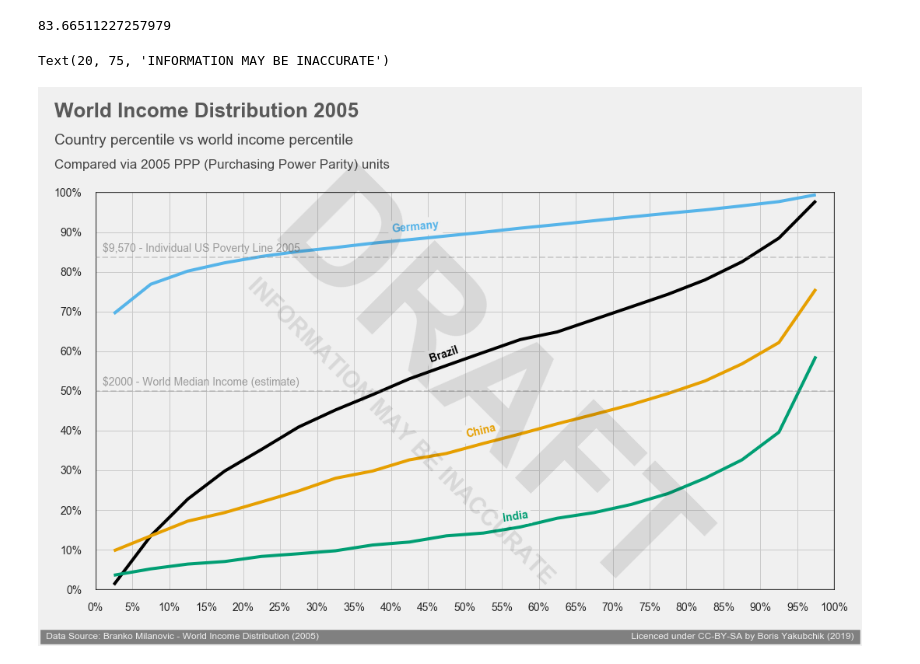
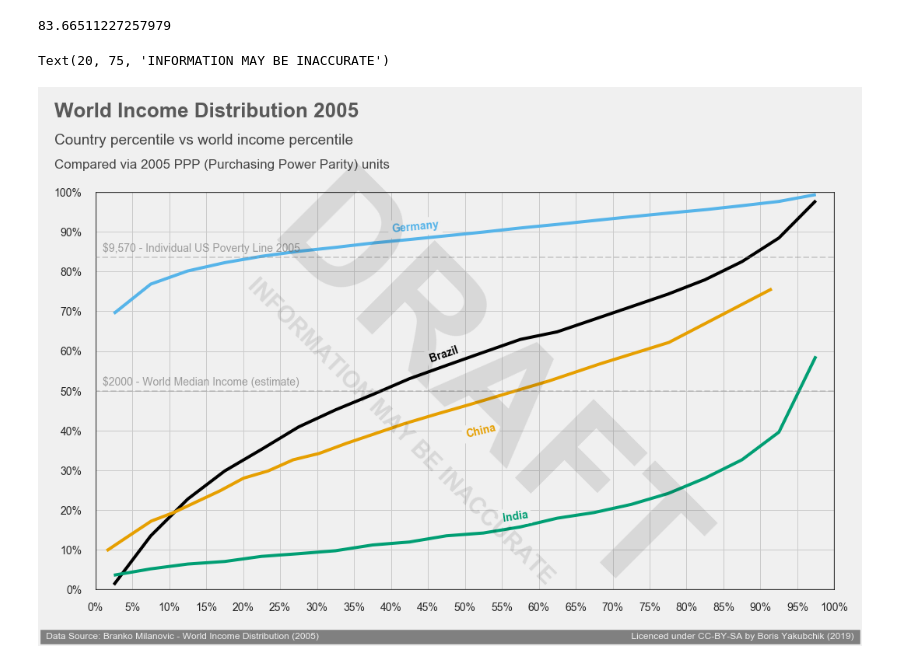
Before and after one commit to whyboris/Global-Income-Distribution, a Jupyter notebook: world_income_distribution.ipynb, the cells around one changed output. Cells and saved outputs as stored; diff of their text form; code cells hidden in the pictures.

Commit message:
generate correct graph for China, use functions to apply to full dataset

```diff
--- a/world_income_distribution.ipynb
+++ b/world_income_distribution.ipynb
@@ -343,0 +348,5 @@ See the caveats in the documentation: http://pandas.pydata.org/pandas-docs/stabl
+# %%
+def create_cum_perc_column_apply(cum_pop, pop, country_code):
+  return 100 * (cum_pop / compute_total_pop(country_code) - pop / 2 / compute_total_pop(country_code))
+# %%
+only2005['cum_perc'] = only2005.apply(lambda x: create_cum_perc_column_apply(x['cum_pop'], x['pop'], x['contcod']), axis=1)
@@ -375,0 +415,2 @@ Success! The graph for China has been adjusted to include sizes of each fractile
+# %%
+only2005['cum_perc'] = only2005.apply(lambda x: create_cum_perc_column_apply(x['cum_pop'], x['pop'], x['contcod']), axis=1)
@@ -384,2 +437,0 @@ Multiply by 5 (to get: 5, 10, ..., 100) and subtract 2.5 to get midpoints for ea
-# %%
-only2005['group_100'] = only2005.apply(lambda x: x['group'] * 5 - 2.5, axis=1)
@@ -418,7 +455,7 @@ colors = [[0,0,0], [230/255,159/255,0], [86/255,180/255,233/255], [0,158/255,115
 #           [213/255,94/255,0], [0,114/255,178/255]]
 # %%
 chart = sns.relplot(
-  x="group_100",
+  x="cum_perc",
   y="ppp_percentile",
   kind="line",
   hue="contcod",
@@ -499,31 +536,31 @@ chart.axes[0][0].text(
 chart.axes[0][0].tick_params(labelsize=14)
 
 chart.axes[0][0].set_ylim(-0.4, 100.1)
 chart.axes[0][0].set_xlim(-0.2, 100.1)
 
 # SIGNATURE BAR
 chart.axes[0][0].text(
     x = -7,
     y = -12.5,
     s = ' Data Source: Branko Milanovic - World Income Distribution (2005)                                                                                                                       Licenced under CC-BY-SA by Boris Yakubchik (2019) ',
     fontsize = 12,
     color = '#f0f0f0',
     backgroundcolor = 'grey')
 
 chart.axes[0][0].tick_params(axis='x', which='major', pad=15)
 chart.axes[0][0].tick_params(axis='y', which='major', pad=15)
 
 chart.axes[0][0].text(x = 40, y = 91, s = 'Germany', color = colors[2], weight = 'bold', rotation = 5.5,
                backgroundcolor = '#f0f0f0')
 chart.axes[0][0].text(x = 45, y = 59.5, s = 'Brazil', color = colors[0], weight = 'bold', rotation = 19,
               backgroundcolor = '#f0f0f0')
 chart.axes[0][0].text(x = 50, y = 40, s = 'China', color = colors[1], weight = 'bold', rotation = 13.5,
               backgroundcolor = '#f0f0f0')
 chart.axes[0][0].text(x = 55, y = 18, s = 'India', color = colors[3], weight = 'bold', rotation = 8.5,
               backgroundcolor = '#f0f0f0')
 
 chart.axes[0][0].text(x = 20, y= 80, s = 'DRAFT', color='black', weight='bold', rotation=-45, alpha=0.1, size=200)
 chart.axes[0][0].text(x = 20, y= 75, s = 'INFORMATION MAY BE INACCURATE', color='black', weight='bold', rotation=-45, alpha=0.1, size=30)
 # %% [output]
 Text(20, 75, 'INFORMATION MAY BE INACCURATE')
-[figure, old version]
+[figure, new version]
```
Also changed, not shown: parts of 34 cells of this notebook.
